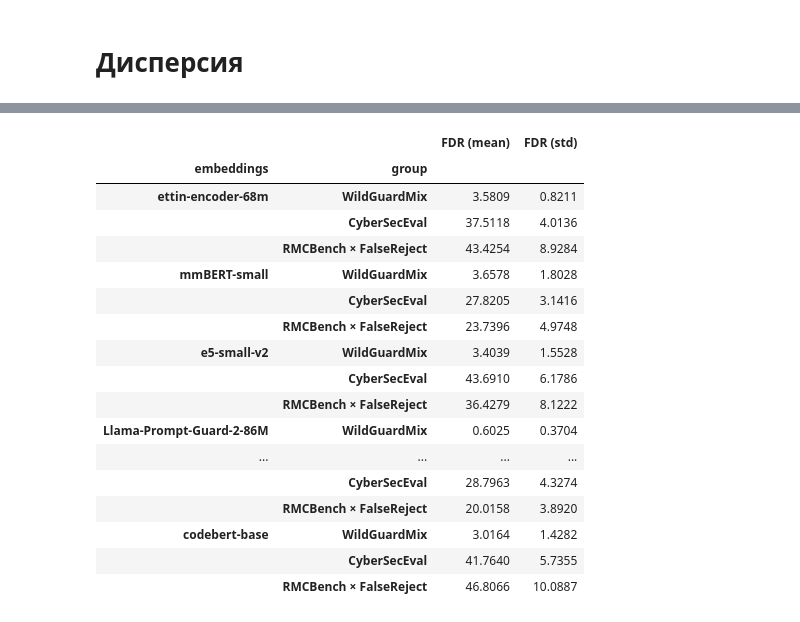
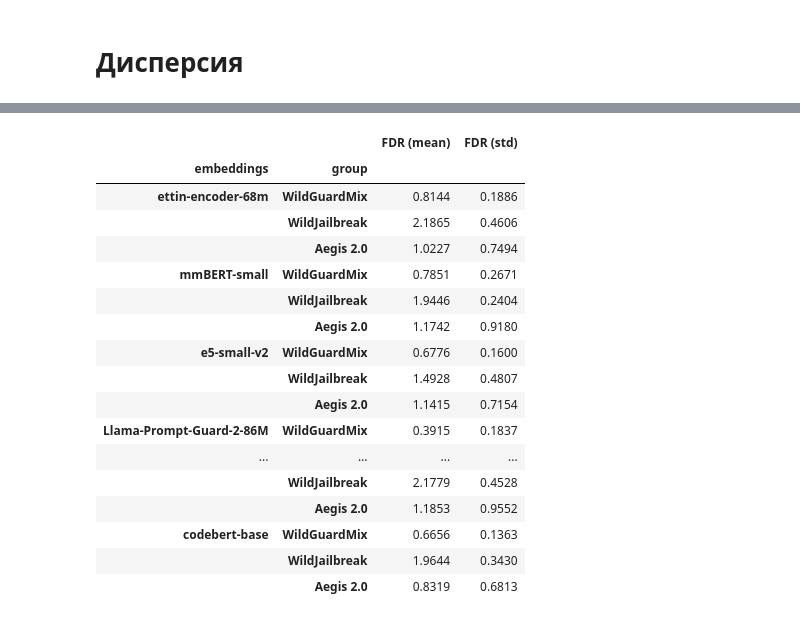
Before and after one commit to embedding-level-guardrails/Embedding-level-Guardrails, a Jupyter notebook: rq1_geometry/notebooks/CodeDomain.ipynb, the cells around one changed output, grey strips where cells are left out. Drawn from its saved outputs; the diff is of its cells as text; code cells hidden in the pictures.

```diff
--- a/rq1_geometry/notebooks/CodeDomain.ipynb
+++ b/rq1_geometry/notebooks/CodeDomain.ipynb
@@ -1335,0 +1134,15 @@ def calc_fisher_discriminant_ratio(benign: torch.Tensor, harmful: torch.Tensor,
+# %%
+IN_SOURCE = {}
+for feature_set in FEATURE_SETS:
+    for source_name in SOURCE_NAMES:
+        IN_SOURCE[(feature_set, source_name)] = describe_in_source(feature_set, source_name)
+    print(f"{feature_set}: готово")
+
+display_table(
+    lambda feature_set, source_name: IN_SOURCE[(feature_set, source_name)],
+    f"Linear probe within source ({FOLD_NUM}-fold, группировка по исходнику)",
+    **{
+        source_name: {feature_set: (feature_set, source_name) for feature_set in FEATURE_SETS}
+        for source_name in SOURCE_NAMES
+    },
+)
@@ -1336,12 +1233,37 @@ def calc_fisher_discriminant_ratio(benign: torch.Tensor, harmful: torch.Tensor,
 # %%
+def calc_fisher_discriminant_ratio(feature_set: str, source_name: str) -> dict[str, float]:
+    folds = FOLDS[source_name]
+    labels = LABELS[source_name]
+    dense = source_matrix(feature_set, source_name)
+
+    fdr = torch.zeros(len(folds))
+    for i, (train_idx, test_idx) in enumerate(folds):
+        train_x, test_x = fold_features(feature_set, source_name, train_idx, test_idx, dense)
+        train_y = torch.from_numpy(labels[train_idx]).unsqueeze(-1)
+        test_y = torch.from_numpy(labels[test_idx]).unsqueeze(-1)
+
+        perm = torch.randperm(train_x.shape[0])
+        probe = train_linear_probe(train_x[perm].contiguous(), train_y[perm].contiguous()).eval()
+
+        with torch.no_grad():
+            test_logits = probe(test_x.to(device=DEVICE))
+            test_y = test_y.to(device=DEVICE)
+
+        first_class = test_logits[test_y.bool()]
+        second_class = test_logits[~test_y.bool()]
+        fdr[i] = (first_class.mean() - second_class.mean()) ** 2 / (first_class.var() + second_class.var())
+
+    return {
+        "FDR (mean)": fdr.mean().item(),
+        "FDR (std)": fdr.std().item(),
+    }
+
+
 display_table(
-    functools.partial(calc_fisher_discriminant_ratio, fold_num=FOLD_NUM),
-    f"FDR for linear probe direction ({FOLD_NUM}-fold cross validation)",
+    calc_fisher_discriminant_ratio,
+    f"FDR for linear probe direction ({FOLD_NUM}-fold)",
     **{
-        source_name: {
-            embedder: (EMBEDDINGS[embedder][source_name]["benign"], EMBEDDINGS[embedder][source_name]["harmful"])
-            for embedder in EMBEDDER_TYPES
-        }
+        source_name: {embedder: (embedder, source_name) for embedder in EMBEDDER_TYPES}
         for source_name in SOURCE_NAMES
     },
 )
@@ -1350,21 +1272,21 @@ FDR for linear probe direction (10-fold cross validation)
 |  |  | FDR (mean) | FDR (std) |
 | embeddings | group |  |  |
-| ettin-encoder-68m | WildGuardMix | 3.5809 | 0.8211 |
-|  | CyberSecEval | 37.5118 | 4.0136 |
-|  | RMCBench × FalseReject | 43.4254 | 8.9284 |
-| mmBERT-small | WildGuardMix | 3.6578 | 1.8028 |
-|  | CyberSecEval | 27.8205 | 3.1416 |
-|  | RMCBench × FalseReject | 23.7396 | 4.9748 |
-| e5-small-v2 | WildGuardMix | 3.4039 | 1.5528 |
-|  | CyberSecEval | 43.6910 | 6.1786 |
-|  | RMCBench × FalseReject | 36.4279 | 8.1222 |
-| Llama-Prompt-Guard-2-86M | WildGuardMix | 0.6025 | 0.3704 |
+| ettin-encoder-68m | WildGuardMix | 0.8144 | 0.1886 |
+|  | WildJailbreak | 2.1865 | 0.4606 |
+|  | Aegis 2.0 | 1.0227 | 0.7494 |
+| mmBERT-small | WildGuardMix | 0.7851 | 0.2671 |
+|  | WildJailbreak | 1.9446 | 0.2404 |
+|  | Aegis 2.0 | 1.1742 | 0.9180 |
+| e5-small-v2 | WildGuardMix | 0.6776 | 0.1600 |
+|  | WildJailbreak | 1.4928 | 0.4807 |
+|  | Aegis 2.0 | 1.1415 | 0.7154 |
+| Llama-Prompt-Guard-2-86M | WildGuardMix | 0.3915 | 0.1837 |
 | ... | ... | ... | ... |
-|  | CyberSecEval | 28.7963 | 4.3274 |
-|  | RMCBench × FalseReject | 20.0158 | 3.8920 |
-| codebert-base | WildGuardMix | 3.0164 | 1.4282 |
-|  | CyberSecEval | 41.7640 | 5.7355 |
-|  | RMCBench × FalseReject | 46.8066 | 10.0887 |
+|  | WildJailbreak | 2.1779 | 0.4528 |
+|  | Aegis 2.0 | 1.1853 | 0.9552 |
+| codebert-base | WildGuardMix | 0.6656 | 0.1363 |
+|  | WildJailbreak | 1.9644 | 0.3430 |
+|  | Aegis 2.0 | 0.8319 | 0.6813 |
 # %% [markdown]
 # Кросс-источниковый перенос
 
```
Also changed, not shown: parts of 62 cells of this notebook, 4 other files.
